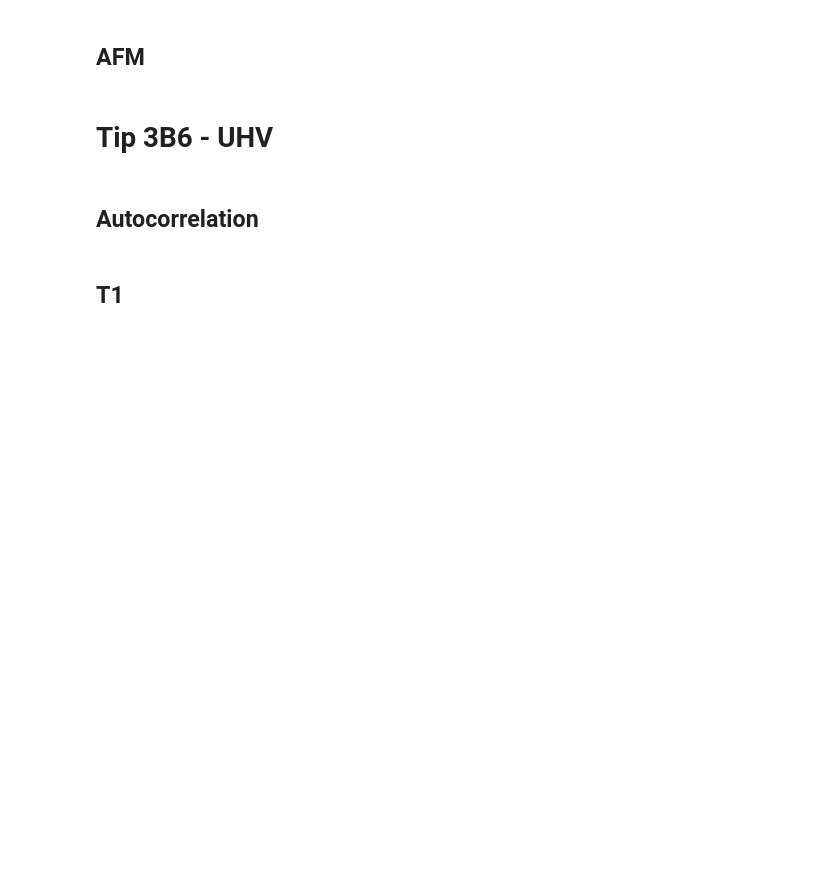
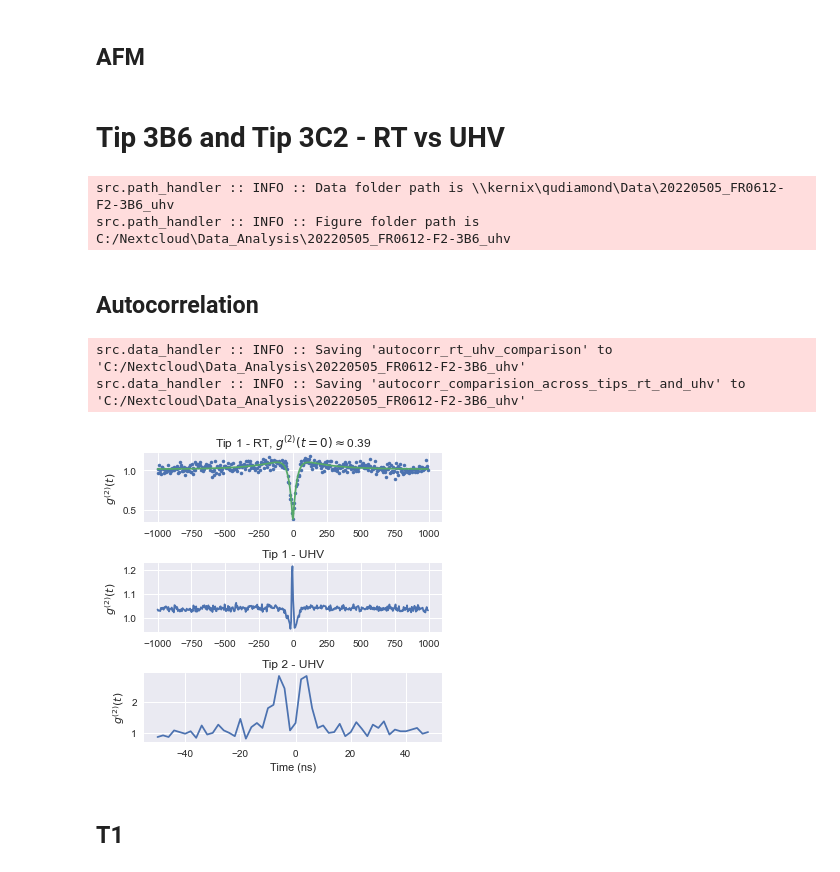
Before and after one commit to dineshpinto/qudi-hira-analysis, a Jupyter notebook: ExampleNotebook2.ipynb, the cells around one changed output. Drawn from its saved outputs; the diff is of its cells as text; code cells hidden in the pictures; blank space fills up the shorter version.

```diff
--- a/ExampleNotebook2.ipynb
+++ b/ExampleNotebook2.ipynb
@@ -404,27 +418,64 @@ ax1.axvline(resonance_freq, linestyle="--", color="C2")
 
 ax.set_title(f"Q-factor = {int(afm.params['Q'])}")
 # %% [markdown]
-# Tip 3B6 - UHV
+# Tip 3B6 and Tip 3C2 - RT vs UHV
 # %%
 tip_3B6_uhv = DataHandler(measurement_folder="20220505_FR0612-F2-3B6_uhv")
 tip_3B6_uhv_measurements = tip_3B6_uhv.load_measurement_list_into_dataclass_list([
         r"Autocorrelation\20220518-1738-57_right_spot_10mW_autocorrelation_fig",
         r"PulsedMeasurement\20220518-1017-50_t1_high_pressure_1ms_pulsed_measurement_fig",
+        r"PulsedMeasurement\20220513-1636-28_t1_6ms_pulsed_measurement",
+        r"PulsedMeasurement\20220519-1058-48_t1_high_pressure_two_point_5ms_pulsed_measurement_fig"
     ]
 )
+# %% [output]
+src.path_handler :: INFO :: Data folder path is \\kernix\qudiamond\Data\20220505_FR0612-F2-3B6_uhv
+src.path_handler :: INFO :: Figure folder path is C:/Nextcloud\Data_Analysis\20220505_FR0612-F2-3B6_uhv
 # %% [markdown]
 ## Autocorrelation
 # %%
-autocorr = tip_3B6_uhv_measurements[0]
+autocorr = tip_3C2_measurements[0]
 
-fig, ax = plt.subplots()
+fig, (ax, ax1, ax2) = plt.subplots(nrows=3, figsize=(5, 5))
 
 x = autocorr.data["Time (ps)"] / 1e3
 y = autocorr.data["g2(t) norm"]
 
-ax.plot(x, y, "-")
+ax.plot(x, y, ".")
 
 ax.set_ylabel("$g^{(2)}(t)$")
+
+fit_x, fit_y, result = autocorrelation_fit(x, y)
+ax.plot(fit_x, fit_y)
+
+ax.set_title(r"Tip 1 - RT, $g^{(2)}(t = 0) \approx $" + f"{round(result['g2_0'], 2)}")
+
+autocorr = tip_3C2_uhv_measurements[2]
+x = autocorr.data["Time (ps)"] / 1e3
+y = autocorr.data["g2(t) norm"]
+
+ax1.plot(x, y, "-")
+ax1.set_title("Tip 1 - UHV")
+ax1.set_ylabel("$g^{(2)}(t)$")
+
+tip_3C2_uhv.save_figures(fig, filename="autocorr_rt_uhv_comparison")
+
+autocorr = tip_3B6_uhv_measurements[0]
+
+x = autocorr.data["Time (ps)"] / 1e3
+y = autocorr.data["g2(t) norm"]
+
+ax2.plot(x, y, "-")
+ax2.set_title("Tip 2 - UHV")
+ax2.set_ylabel("$g^{(2)}(t)$")
+ax2.set_xlabel("Time (ns)")
+
+fig.tight_layout()
+tip_3B6_uhv.save_figures(fig, filename="autocorr_comparision_across_tips_rt_and_uhv")
+# %% [output]
+src.data_handler :: INFO :: Saving 'autocorr_rt_uhv_comparison' to 'C:/Nextcloud\Data_Analysis\20220505_FR0612-F2-3B6_uhv'
+src.data_handler :: INFO :: Saving 'autocorr_comparision_across_tips_rt_and_uhv' to 'C:/Nextcloud\Data_Analysis\20220505_FR0612-F2-3B6_uhv'
+[figure, added]
 # %% [markdown]
 ## T1
 # %%
```
Also changed, not shown: parts of 12 cells of this notebook, 1 other file.
